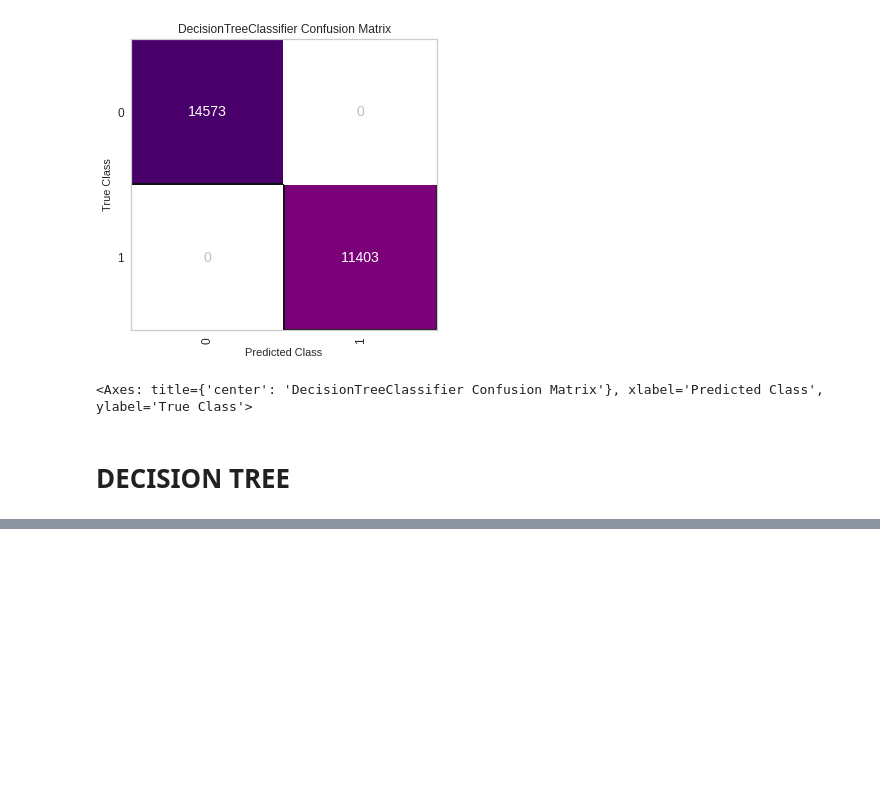
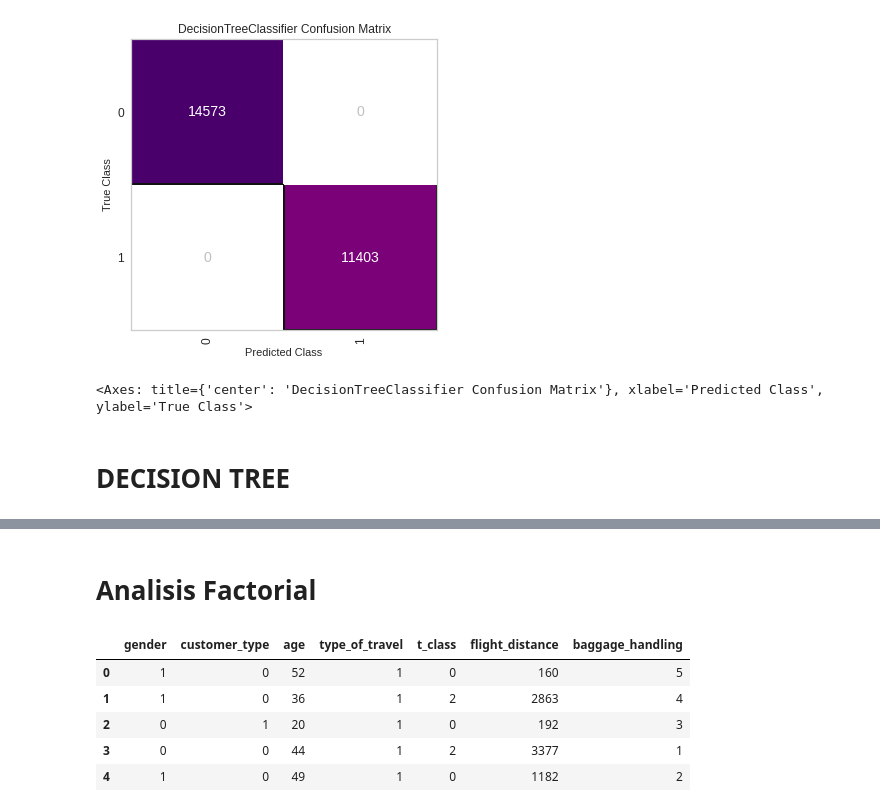
Before and after one commit to mattdale87/Data-Science-Project, a Jupyter notebook: Martino_Dalessandro_travel.ipynb, the cells around one changed output, grey strips where cells are left out. Drawn from its saved outputs; the diff is of its cells as text; code cells hidden in the pictures; blank space fills up the shorter version.

```diff
--- a/Martino_Dalessandro_travel.ipynb
+++ b/Martino_Dalessandro_travel.ipynb
@@ -1363,0 +1609,12 @@ graph
+# %% [markdown]
+# Analisis Factorial
+# %%
+X = dftravel.iloc[:, 1:8]
+X.head()
+# %% [output]
+|  | gender | customer_type | age | type_of_travel | t_class | flight_distance | baggage_handling |
+| 0 | 1 | 0 | 52 | 1 | 0 | 160 | 5 |
+| 1 | 1 | 0 | 36 | 1 | 2 | 2863 | 4 |
+| 2 | 0 | 1 | 20 | 1 | 0 | 192 | 3 |
+| 3 | 0 | 0 | 44 | 1 | 2 | 3377 | 1 |
+| 4 | 1 | 0 | 49 | 1 | 0 | 1182 | 2 |
```
Also changed, not shown: parts of 34 cells of this notebook.
